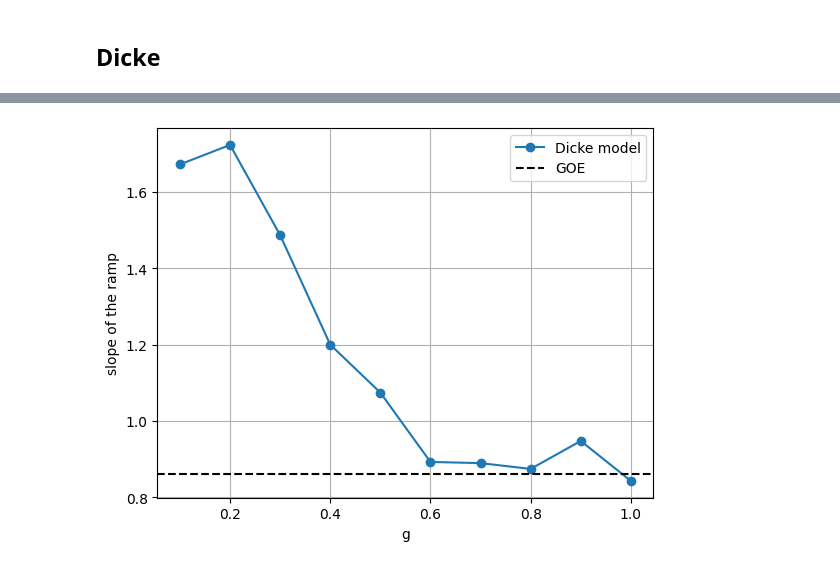
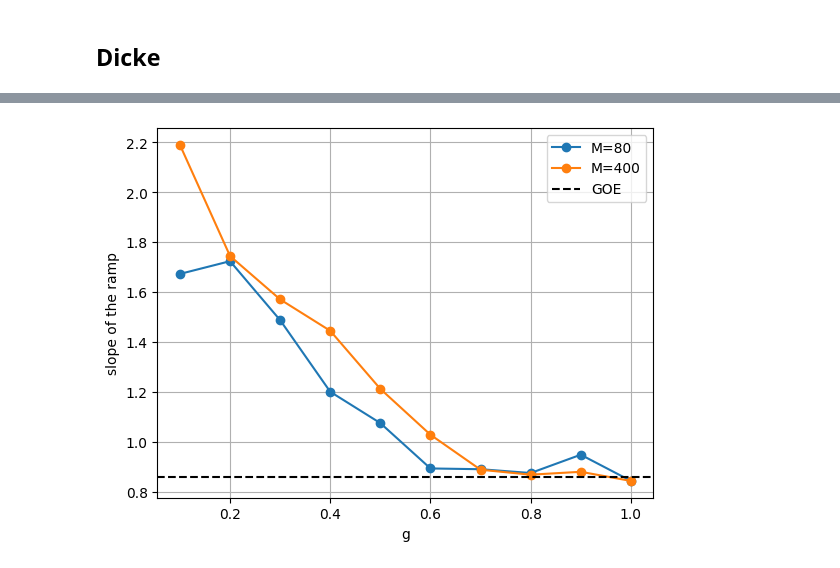
Before and after one commit to prasad42/Dicke_SFF, a Jupyter notebook: plot_SFF_Slope.ipynb, the cells around one changed output, grey strips where cells are left out. Cells and saved outputs as stored; diff of their text form; code cells hidden in the pictures.

```diff
--- a/plot_SFF_Slope.ipynb
+++ b/plot_SFF_Slope.ipynb
@@ -52,19 +52,23 @@ plt.savefig('GOE SFF')
 # %%
 g_arr = [0.1, 0.2, 0.3, 0.4, 0.5, 0.6, 0.7, 0.8, 0.9, 1.0]
 # g_arr = [0.2, 0.4, 0.5, 0.6, 0.8, 1.0]
+M_arr = [80, 400]
 # %%
 dataList = []
 beta = 0
 for g in g_arr:
-    data = np.loadtxt(f"SFF/SFFvsTime,j={j},M={M},g={g},beta={beta}.dat", dtype=complex)
-    # Rolling average data points
-    data_rl = []
-    # Window size for rolling average
-    win = 100
-    for data_ind in tqdm(range(0,len(data),1)):
-        win_start = int(data_ind)
-        win_end = int(data_ind+win)
-        data_rl_val = np.average(data[win_start:win_end], axis=0)
-        data_rl.append(data_rl_val)
-    dataList.append(data_rl)
+    dataList1 = []
+    for M in M_arr:
+        data = np.loadtxt(f"SFF/SFFvsTime,j={j},M={M},g={g},beta={beta}.dat", dtype=complex)
+        # Rolling average data points
+        data_rl = []
+        # Window size for rolling average
+        win = 100
+        for data_ind in tqdm(range(0,len(data),1)):
+            win_start = int(data_ind)
+            win_end = int(data_ind+win)
+            data_rl_val = np.average(data[win_start:win_end], axis=0)
+            data_rl.append(data_rl_val)
+        dataList1.append(data_rl)
+    dataList.append(dataList1)
 # %%
@@ -119,10 +137,15 @@ g=1.0, m=0.84,t=1.45
 # %%
-plt.plot(g_arr,m_arr,'-o',label='Dicke model')
-plt.xlabel('g')
-plt.ylabel('slope of the ramp')
+m_arr_arr = np.column_stack(m_arr_arr)
+for M_ind, m_arr in enumerate(m_arr_arr):
+    # plt.title(f"Dicke Model with Cavity Decay "+r"($\gamma=1$)")
+    plt.plot(g_arr,m_arr,'-o',label=f'M={M_arr[M_ind]}')
+    plt.xlabel('g')
+    plt.ylabel('slope of the ramp')
+    plt.grid()
 plt.axhline(y=0.86,linestyle='--',color='k',label='GOE')
+plt.legend()
 plt.grid()
-plt.legend()
-plt.savefig("ramp slope vs g")
+plt.savefig("plots/ramp slope (open) vs g for different M")
+plt.show()
 # %% [output]
-[figure, old version]
+[figure, new version]
```
Also changed, not shown: parts of 1 cell of this notebook, 5 other files.
